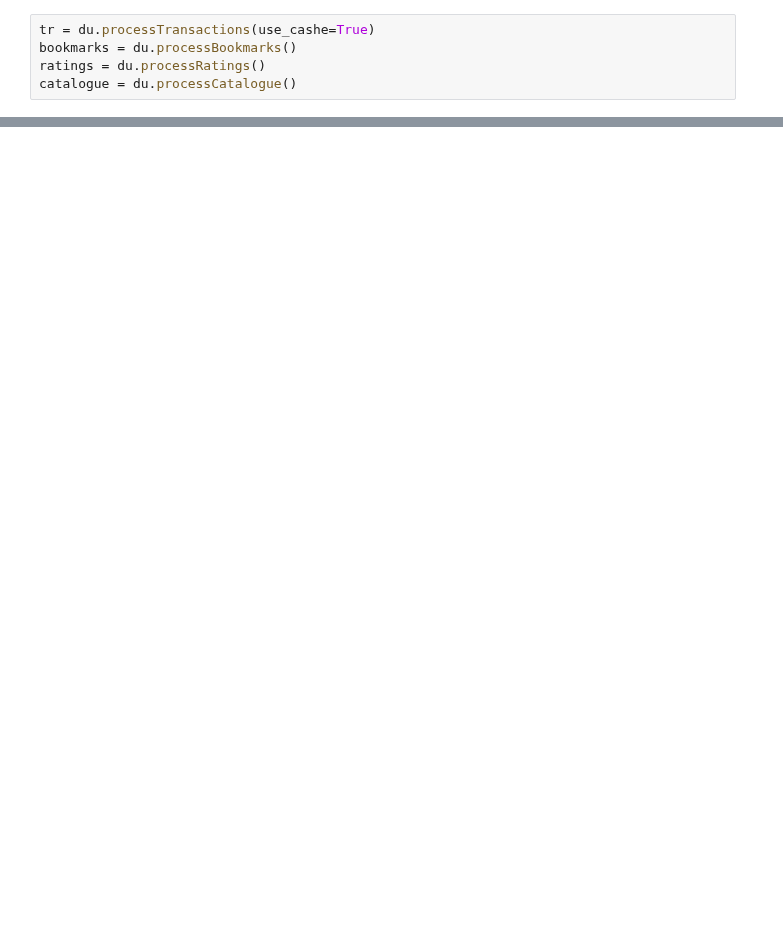
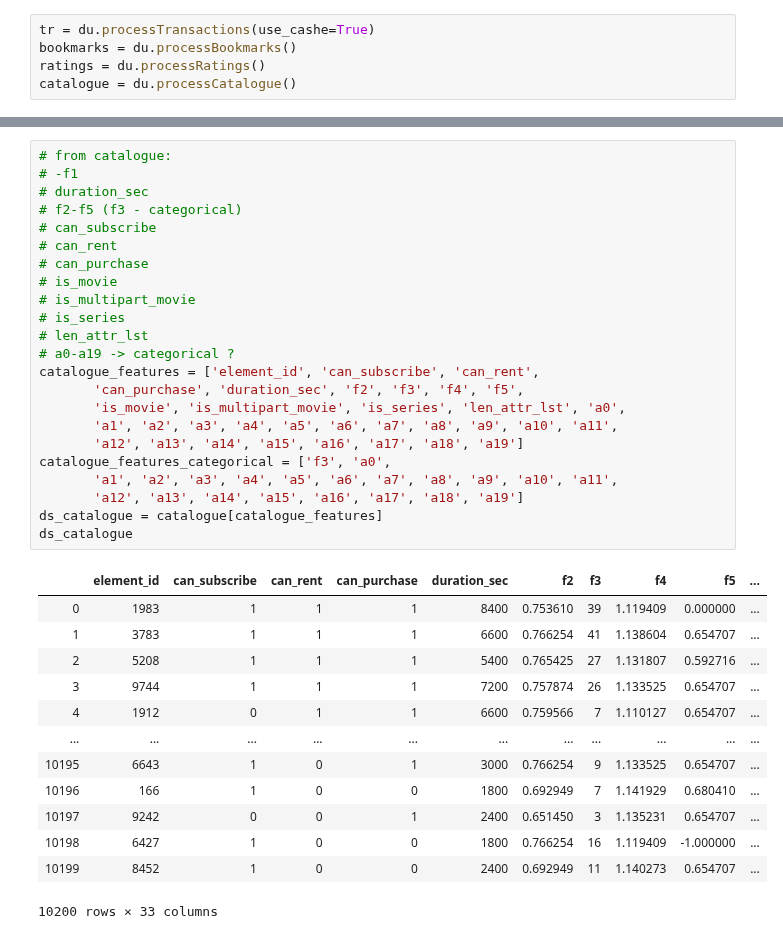
Before and after one commit to ml-workteam/ds-recommender-rekko-challenge, a Jupyter notebook: pipeline_als_catboost.ipynb, the cells around one changed output, grey strips where cells are left out. Cells and saved outputs as stored; diff of their text form; blank space fills up the shorter version.

```diff
--- a/pipeline_als_catboost.ipynb
+++ b/pipeline_als_catboost.ipynb
@@ -90,0 +201,37 @@ Saved model model_als_ensure.pkl
+# %%
+# from catalogue:
+# -f1
+# duration_sec
+# f2-f5 (f3 - categorical)
+# can_subscribe
+# can_rent
+# can_purchase
+# is_movie
+# is_multipart_movie
+# is_series
+# len_attr_lst
+# a0-a19 -> categorical ?
+catalogue_features = ['element_id', 'can_subscribe', 'can_rent',
+       'can_purchase', 'duration_sec', 'f2', 'f3', 'f4', 'f5',
+       'is_movie', 'is_multipart_movie', 'is_series', 'len_attr_lst', 'a0',
+       'a1', 'a2', 'a3', 'a4', 'a5', 'a6', 'a7', 'a8', 'a9', 'a10', 'a11',
+       'a12', 'a13', 'a14', 'a15', 'a16', 'a17', 'a18', 'a19']
+catalogue_features_categorical = ['f3', 'a0',
+       'a1', 'a2', 'a3', 'a4', 'a5', 'a6', 'a7', 'a8', 'a9', 'a10', 'a11',
+       'a12', 'a13', 'a14', 'a15', 'a16', 'a17', 'a18', 'a19']
+ds_catalogue = catalogue[catalogue_features]
+ds_catalogue
+# %% [output]
+|  | element_id | can_subscribe | can_rent | can_purchase | duration_sec | f2 | f3 | f4 | f5 | ... |
+| 0 | 1983 | 1 | 1 | 1 | 8400 | 0.753610 | 39 | 1.119409 | 0.000000 | ... |
+| 1 | 3783 | 1 | 1 | 1 | 6600 | 0.766254 | 41 | 1.138604 | 0.654707 | ... |
+| 2 | 5208 | 1 | 1 | 1 | 5400 | 0.765425 | 27 | 1.131807 | 0.592716 | ... |
+| 3 | 9744 | 1 | 1 | 1 | 7200 | 0.757874 | 26 | 1.133525 | 0.654707 | ... |
+| 4 | 1912 | 0 | 1 | 1 | 6600 | 0.759566 | 7 | 1.110127 | 0.654707 | ... |
+| ... | ... | ... | ... | ... | ... | ... | ... | ... | ... | ... |
+| 10195 | 6643 | 1 | 0 | 1 | 3000 | 0.766254 | 9 | 1.133525 | 0.654707 | ... |
+| 10196 | 166 | 1 | 0 | 0 | 1800 | 0.692949 | 7 | 1.141929 | 0.680410 | ... |
+| 10197 | 9242 | 0 | 0 | 1 | 2400 | 0.651450 | 3 | 1.135231 | 0.654707 | ... |
+| 10198 | 6427 | 1 | 0 | 0 | 1800 | 0.766254 | 16 | 1.119409 | -1.000000 | ... |
+| 10199 | 8452 | 1 | 0 | 0 | 2400 | 0.692949 | 11 | 1.140273 | 0.654707 | ... |
+10200 rows × 33 columns
```
Also changed, not shown: parts of 51 cells of this notebook, 13 other files.
